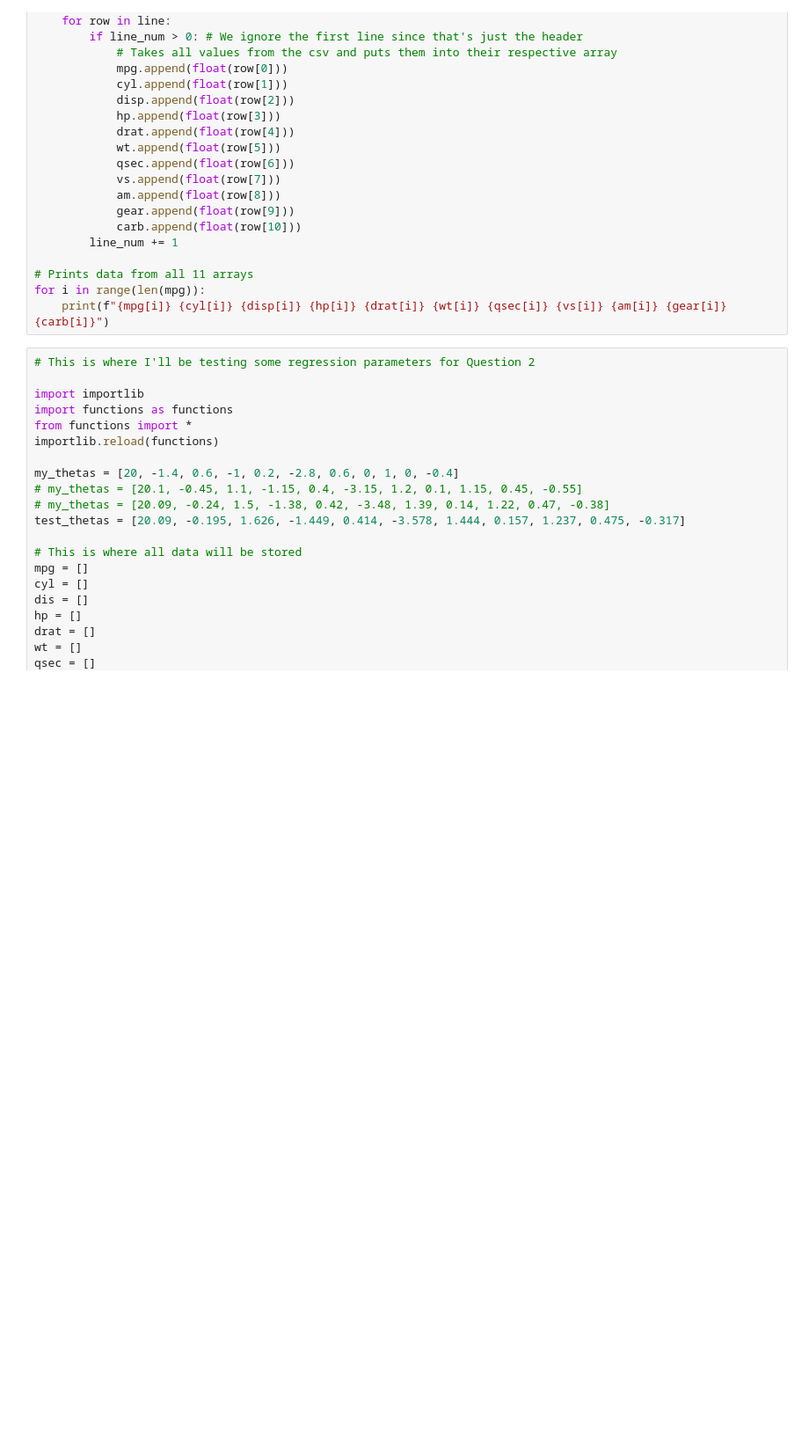
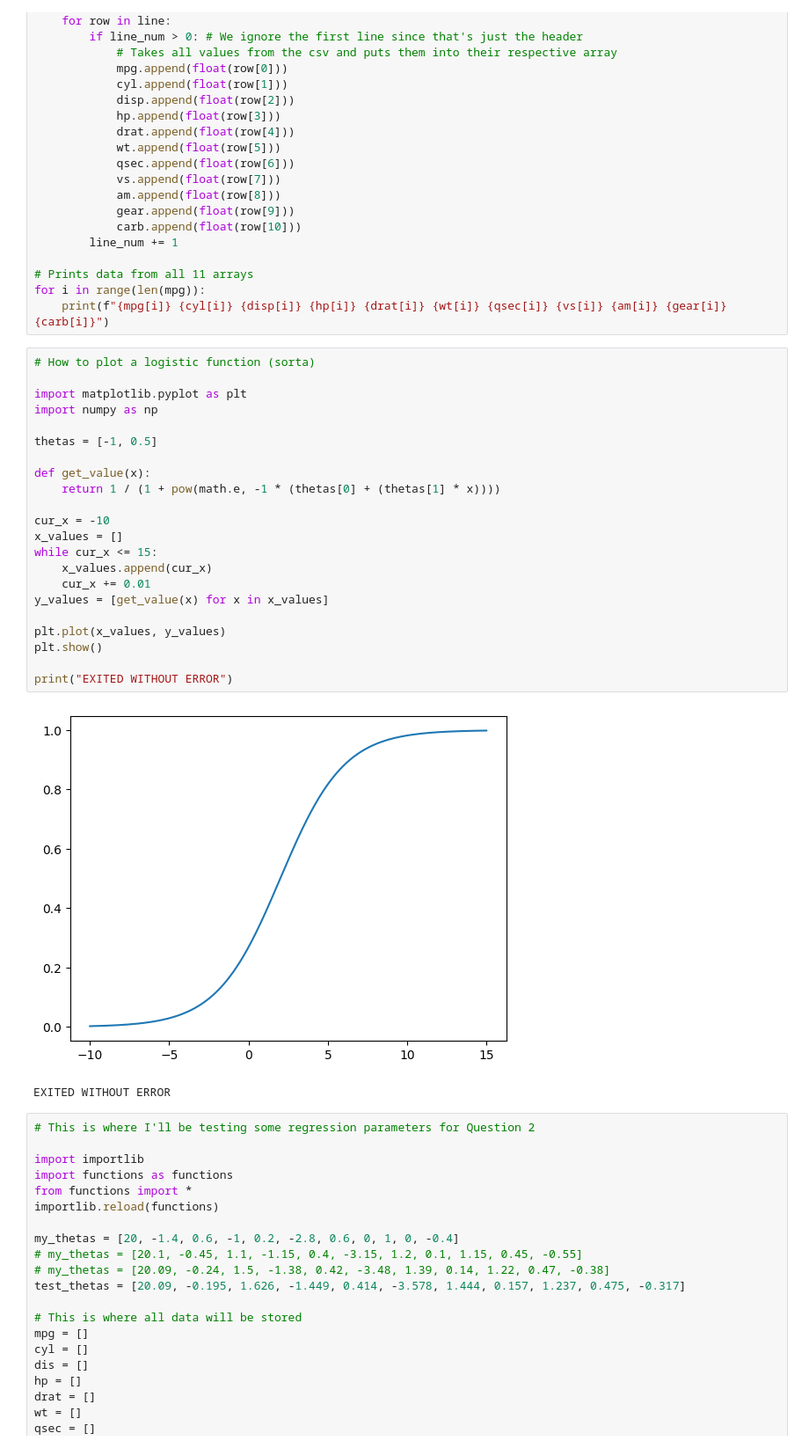
Before and after one commit to al-gabe31/CMSC471-HW5, a Jupyter notebook: LQ90575_Homework5.ipynb, the cells around one changed output. Shown: that part at 88% size. Saved outputs shown, nothing was run; the diff lists cells and outputs as text; blank space fills up the shorter version.

```diff
--- a/LQ90575_Homework5.ipynb
+++ b/LQ90575_Homework5.ipynb
@@ -127,6 +138,31 @@ with open('cars.csv', newline='') as csvfile:
 # Prints data from all 11 arrays
 for i in range(len(mpg)):
     print(f"{mpg[i]} {cyl[i]} {disp[i]} {hp[i]} {drat[i]} {wt[i]} {qsec[i]} {vs[i]} {am[i]} {gear[i]} {carb[i]}")
+# %%
+# How to plot a logistic function (sorta)
+
+import matplotlib.pyplot as plt
+import numpy as np
+
+thetas = [-1, 0.5]
+
+def get_value(x):
+    return 1 / (1 + pow(math.e, -1 * (thetas[0] + (thetas[1] * x))))
+
+cur_x = -10
+x_values = []
+while cur_x <= 15:
+    x_values.append(cur_x)
+    cur_x += 0.01
+y_values = [get_value(x) for x in x_values]
+
+plt.plot(x_values, y_values)
+plt.show()
+
+print("EXITED WITHOUT ERROR")
+# %% [output]
+[figure, added]
+EXITED WITHOUT ERROR
 # %%
 # This is where I'll be testing some regression parameters for Question 2
 
```
Also changed, not shown: parts of 3 cells of this notebook, 1 other file.
